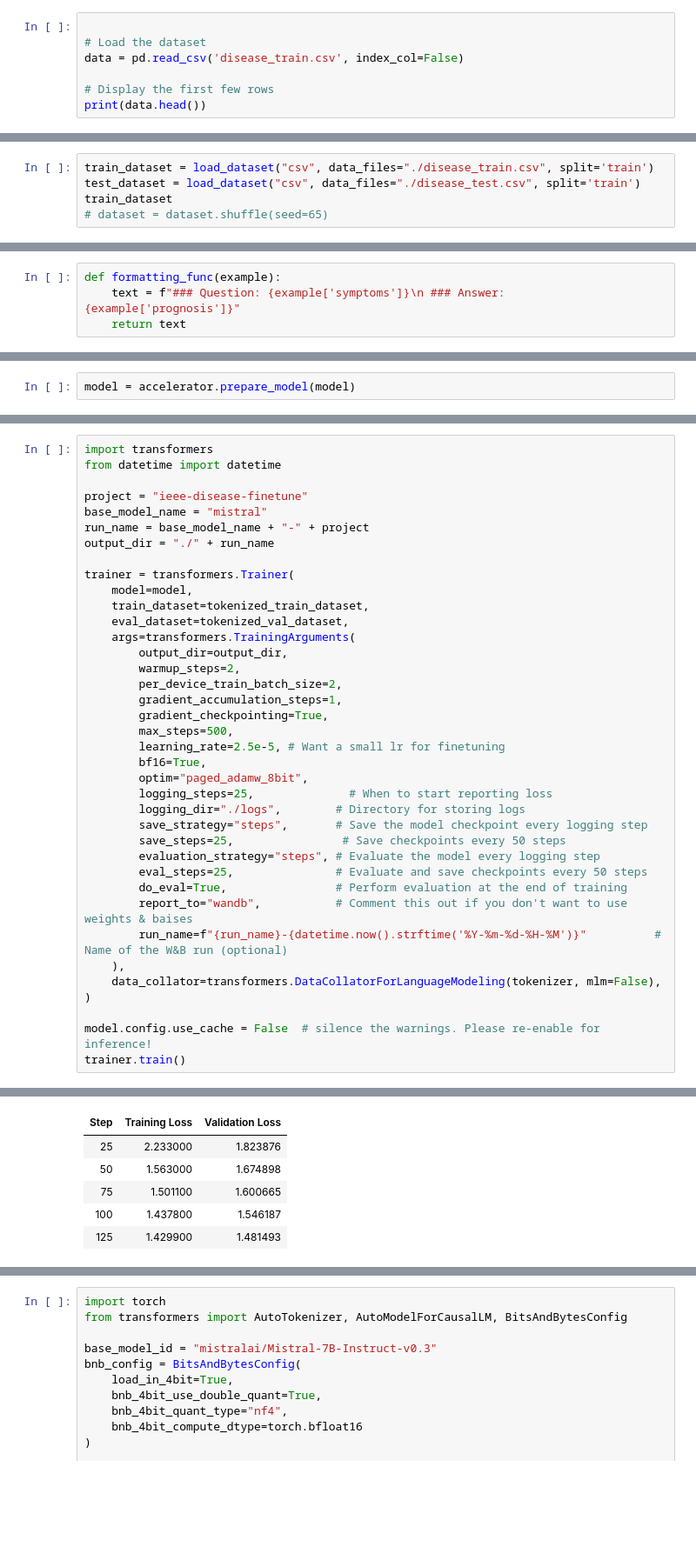
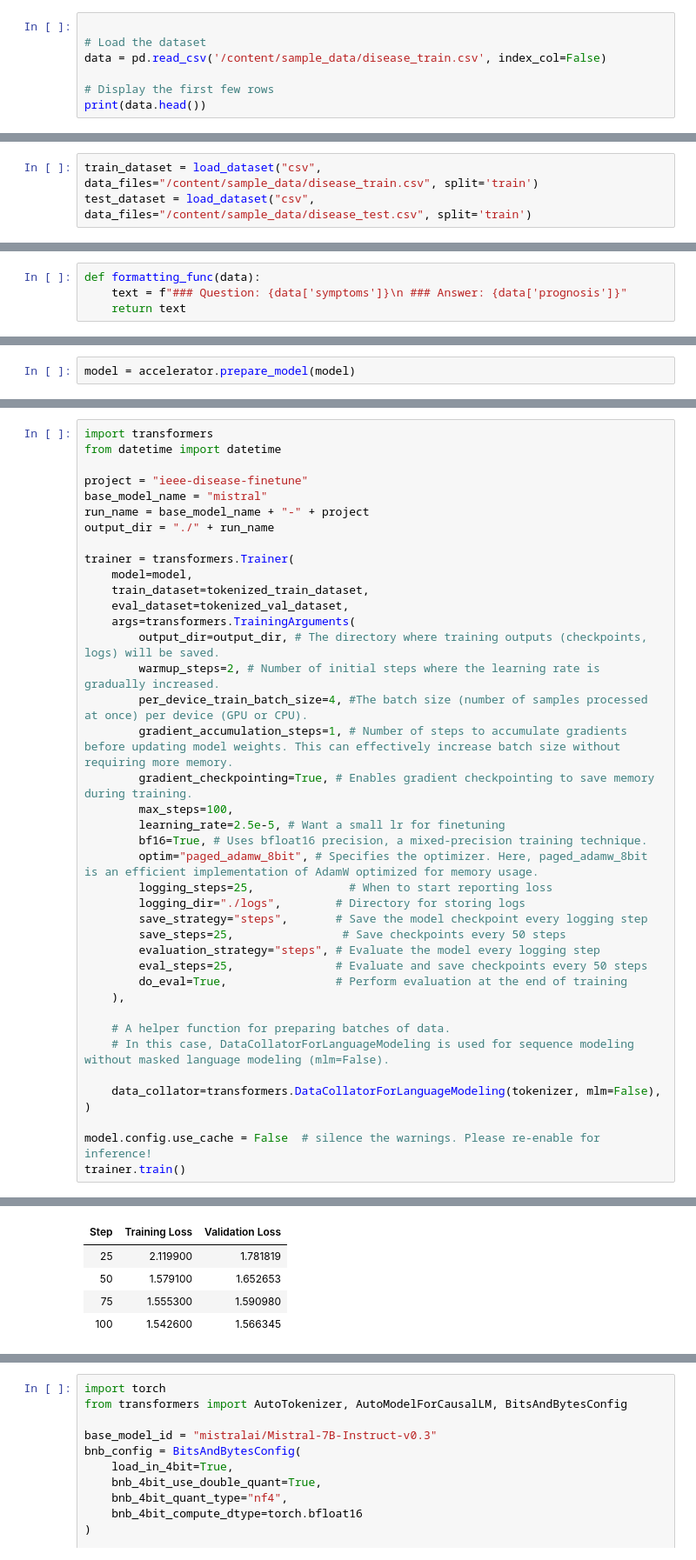
Before and after one commit to subedikushal/Aurshal, a Jupyter notebook: Mistral_Finetune_on_IEEE_Disease_Data.ipynb, the cells around one changed output, grey strips where cells are left out. Shown: that part at 87% size. Saved outputs shown, nothing was run; the diff lists cells and outputs as text; blank space fills up the shorter version.

```diff
--- a/Mistral_Finetune_on_IEEE_Disease_Data.ipynb
+++ b/Mistral_Finetune_on_IEEE_Disease_Data.ipynb
@@ -55,7 +76,7 @@ Here we observe the data using the pandas library.
 # %%
 
 # Load the dataset
-data = pd.read_csv('disease_train.csv', index_col=False)
+data = pd.read_csv('/content/sample_data/disease_train.csv', index_col=False)
 
 # Display the first few rows
 print(data.head())
@@ -143,5 +205,3 @@ model = get_peft_model(model, peft_config)
 # %%
-train_dataset = load_dataset("csv", data_files="./disease_train.csv", split='train')
-test_dataset = load_dataset("csv", data_files="./disease_test.csv", split='train')
-train_dataset
-# dataset = dataset.shuffle(seed=65)
+train_dataset = load_dataset("csv", data_files="/content/sample_data/disease_train.csv", split='train')
+test_dataset = load_dataset("csv", data_files="/content/sample_data/disease_test.csv", split='train')
@@ -153,4 +212,4 @@ Dataset({
 # %%
-def formatting_func(example):
-    text = f"### Question: {example['symptoms']}\n ### Answer: {example['prognosis']}"
+def formatting_func(data):
+    text = f"### Question: {data['symptoms']}\n ### Answer: {data['prognosis']}"
     return text
@@ -269,15 +368,15 @@ trainer = transformers.Trainer(
     train_dataset=tokenized_train_dataset,
     eval_dataset=tokenized_val_dataset,
     args=transformers.TrainingArguments(
-        output_dir=output_dir,
-        warmup_steps=2,
-        per_device_train_batch_size=2,
-        gradient_accumulation_steps=1,
-        gradient_checkpointing=True,
-        max_steps=500,
+        output_dir=output_dir, # The directory where training outputs (checkpoints, logs) will be saved.
+        warmup_steps=2, # Number of initial steps where the learning rate is gradually increased.
+        per_device_train_batch_size=4, #The batch size (number of samples processed at once) per device (GPU or CPU).
+        gradient_accumulation_steps=1, # Number of steps to accumulate gradients before updating model weights. This can effectively increase batch size without requiring more memory.
+        gradient_checkpointing=True, # Enables gradient checkpointing to save memory during training.
+        max_steps=100,
         learning_rate=2.5e-5, # Want a small lr for finetuning
-        bf16=True,
-        optim="paged_adamw_8bit",
+        bf16=True, # Uses bfloat16 precision, a mixed-precision training technique.
+        optim="paged_adamw_8bit", # Specifies the optimizer. Here, paged_adamw_8bit is an efficient implementation of AdamW optimized for memory usage.
         logging_steps=25,              # When to start reporting loss
         logging_dir="./logs",        # Directory for storing logs
         save_strategy="steps",       # Save the model checkpoint every logging step
@@ -285,9 +384,11 @@ trainer = transformers.Trainer(
         evaluation_strategy="steps", # Evaluate the model every logging step
         eval_steps=25,               # Evaluate and save checkpoints every 50 steps
         do_eval=True,                # Perform evaluation at the end of training
-        report_to="wandb",           # Comment this out if you don't want to use weights & baises
-        run_name=f"{run_name}-{datetime.now().strftime('%Y-%m-%d-%H-%M')}"          # Name of the W&B run (optional)
     ),
+
+    # A helper function for preparing batches of data.
+    # In this case, DataCollatorForLanguageModeling is used for sequence modeling without masked language modeling (mlm=False).
+
     data_collator=transformers.DataCollatorForLanguageModeling(tokenizer, mlm=False),
 )
 
@@ -311,6 +413,5 @@ View run at https://wandb.ai/kushalsubedi2-pulchowk-campus/huggingface/runs/n2pm
 | Step | Training Loss | Validation Loss |
-| 25 | 2.233000 | 1.823876 |
-| 50 | 1.563000 | 1.674898 |
-| 75 | 1.501100 | 1.600665 |
-| 100 | 1.437800 | 1.546187 |
-| 125 | 1.429900 | 1.481493 |
+| 25 | 2.119900 | 1.781819 |
+| 50 | 1.579100 | 1.652653 |
+| 75 | 1.555300 | 1.590980 |
+| 100 | 1.542600 | 1.566345 |
```
Also changed, not shown: parts of 25 cells of this notebook.
